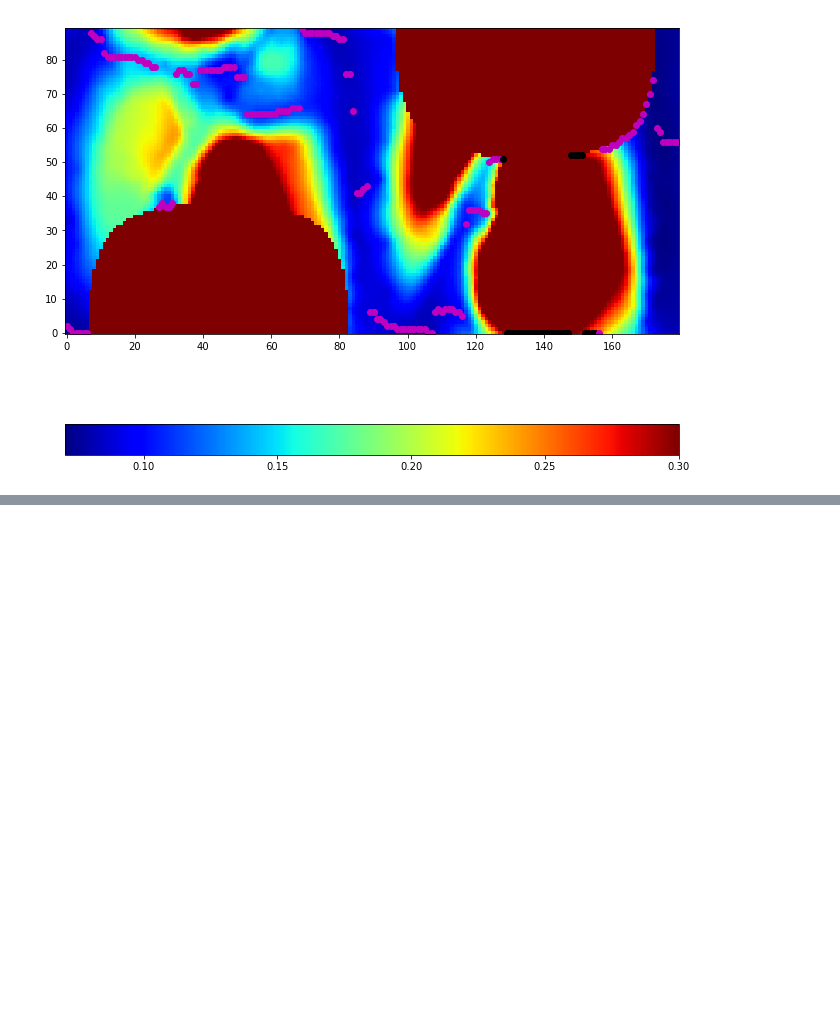
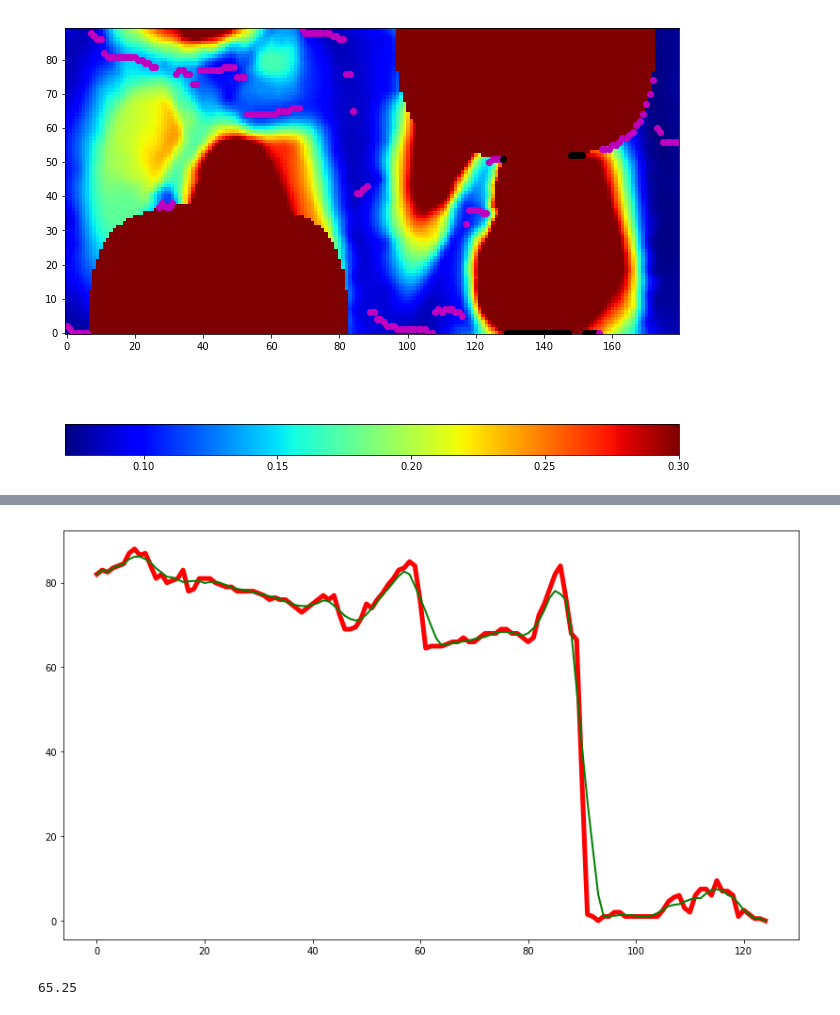
Before and after one commit to jandrejk/AstarOptimization, a Jupyter notebook: AOC Python 3.ipynb, the cells around one changed output, grey strips where cells are left out. Saved outputs shown, nothing was run; the diff lists cells and outputs as text; code cells hidden in the pictures; blank space fills up the shorter version.

```diff
--- a/AOC Python 3.ipynb
+++ b/AOC Python 3.ipynb
@@ -270,0 +431,15 @@ plt.show()
+# %%
+def smooth(y, box_pts):
+    box = np.ones(box_pts)/box_pts
+    y_smooth = np.convolve(y, box, mode='same')
+
+    for i in range(box_pts) :
+        y_smooth[i] = y[i]
+        y_smooth[-i] = y[-i]
+
+
+    #for i,fac in enumerate(np.arange(box_pts,2*box_pts,1)) :
+    #    y_smooth[i]  = y_smooth[i] * 2 * box_pts / fac
+    #    y_smooth[-i] = y_smooth[-i] * 2 * box_pts / fac
+    #print(y_smooth)
+    return y_smooth
@@ -270,0 +448,36 @@ plt.show()
+# %%
+l = np.vstack(full_path)
+# %%
+x = 0
+new_y = []
+y = []
+
+for ll in l :
+    #print(ll)
+    if ll[0] == x :
+        y.append(ll[1])
+    else :
+        new_y.append(np.mean(y))
+        x += 1
+        y = [ll[1]]
+# %%
+x = [i[0] for i in np.vstack(full_path)]
+y = [i[1] for i in np.vstack(full_path)]
+
+#coef = np.polyfit(x,y,deg=10)
+
+plt.figure(figsize=(14,8))
+#plt.plot(x,y,'ko',linestyle='-')
+plt.plot(np.arange(len(new_y)),new_y,'r-',lw=5)
+plt.plot(np.arange(len(new_y)),smooth(new_y,6),'g-',lw=2)
+#plt.xlim(0,20)
+
+plt.show()
+
+nice_y = smooth(new_y,6)
+# %% [output]
+[figure, added]
+# %%
+(86+2*87.5)/4
+# %% [output]
+65.25
```
Also changed, not shown: parts of 23 cells of this notebook.
